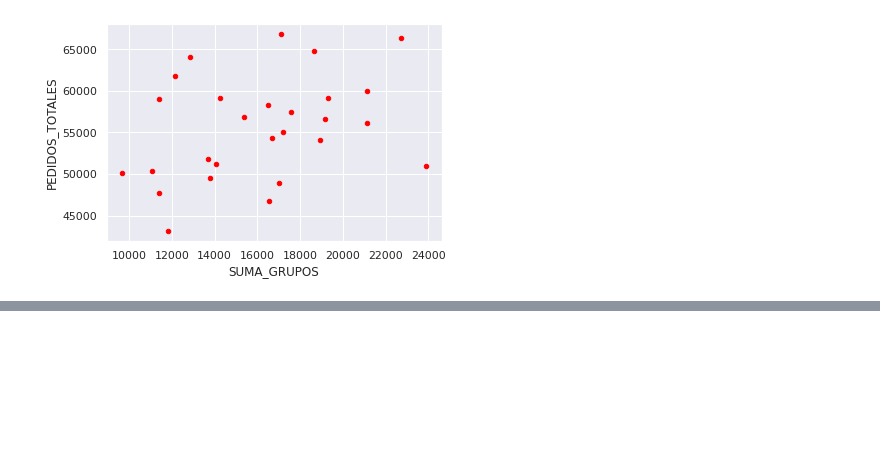
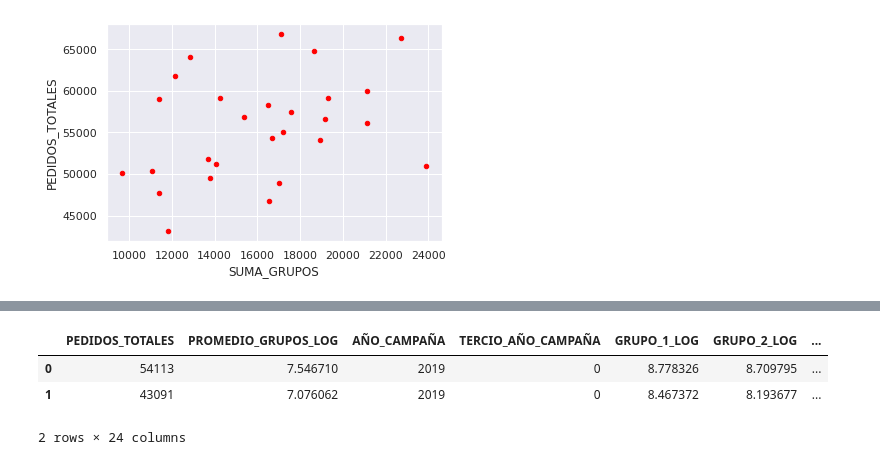
Before and after one commit to felipeturing/azzorti, a Jupyter notebook: Prueba-de-seleccion.ipynb, the cells around one changed output, grey strips where cells are left out. Saved outputs shown, nothing was run; the diff lists cells and outputs as text; code cells hidden in the pictures; blank space fills up the shorter version.

```diff
--- a/Prueba-de-seleccion.ipynb
+++ b/Prueba-de-seleccion.ipynb
@@ -91,0 +135,7 @@ datos.plot(kind='scatter',x='SUMA_GRUPOS',y='PEDIDOS_TOTALES',color='red')
+# %%
+datos.head(2)
+# %% [output]
+|  | PEDIDOS_TOTALES | PROMEDIO_GRUPOS_LOG | AÑO_CAMPAÑA | TERCIO_AÑO_CAMPAÑA | GRUPO_1_LOG | GRUPO_2_LOG | ... |
+| 0 | 54113 | 7.546710 | 2019 | 0 | 8.778326 | 8.709795 | ... |
+| 1 | 43091 | 7.076062 | 2019 | 0 | 8.467372 | 8.193677 | ... |
+2 rows × 24 columns
```
Also changed, not shown: parts of 14 cells of this notebook.
